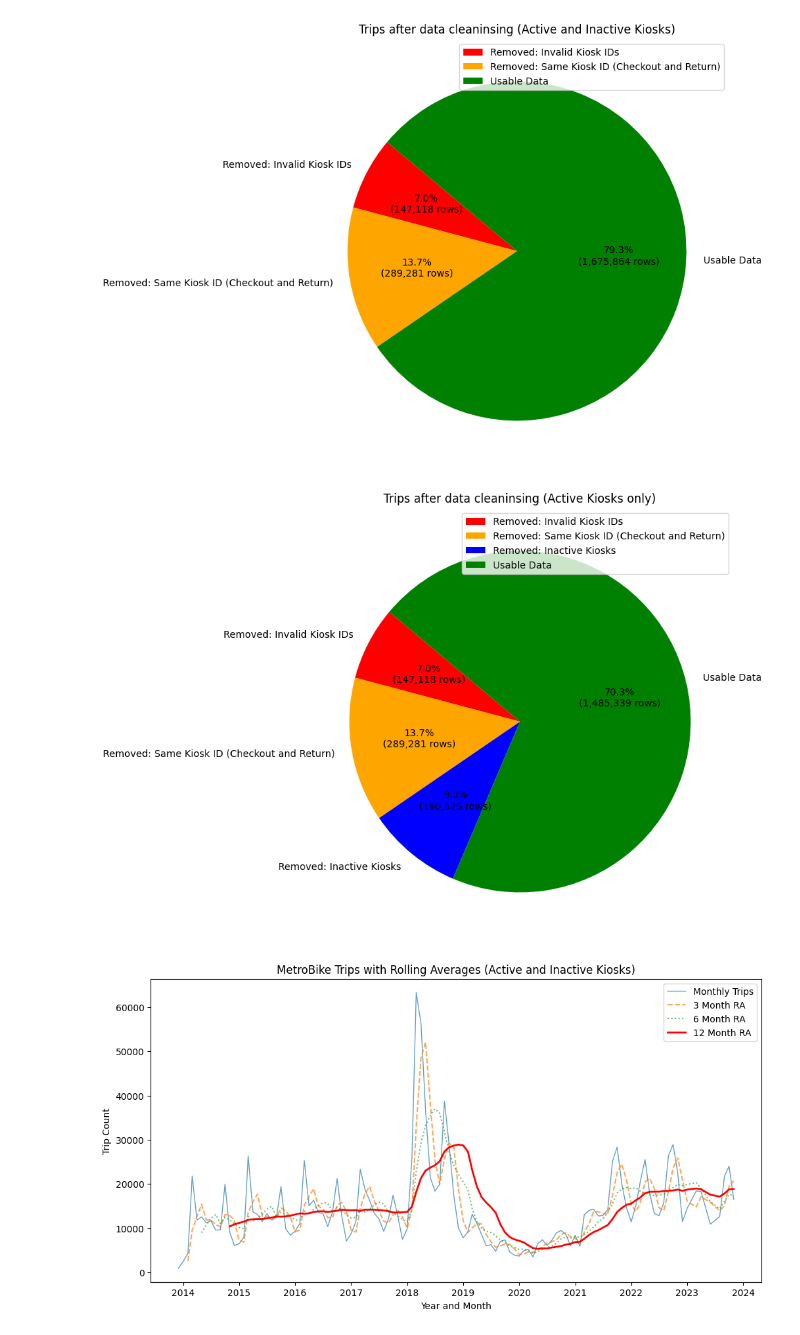
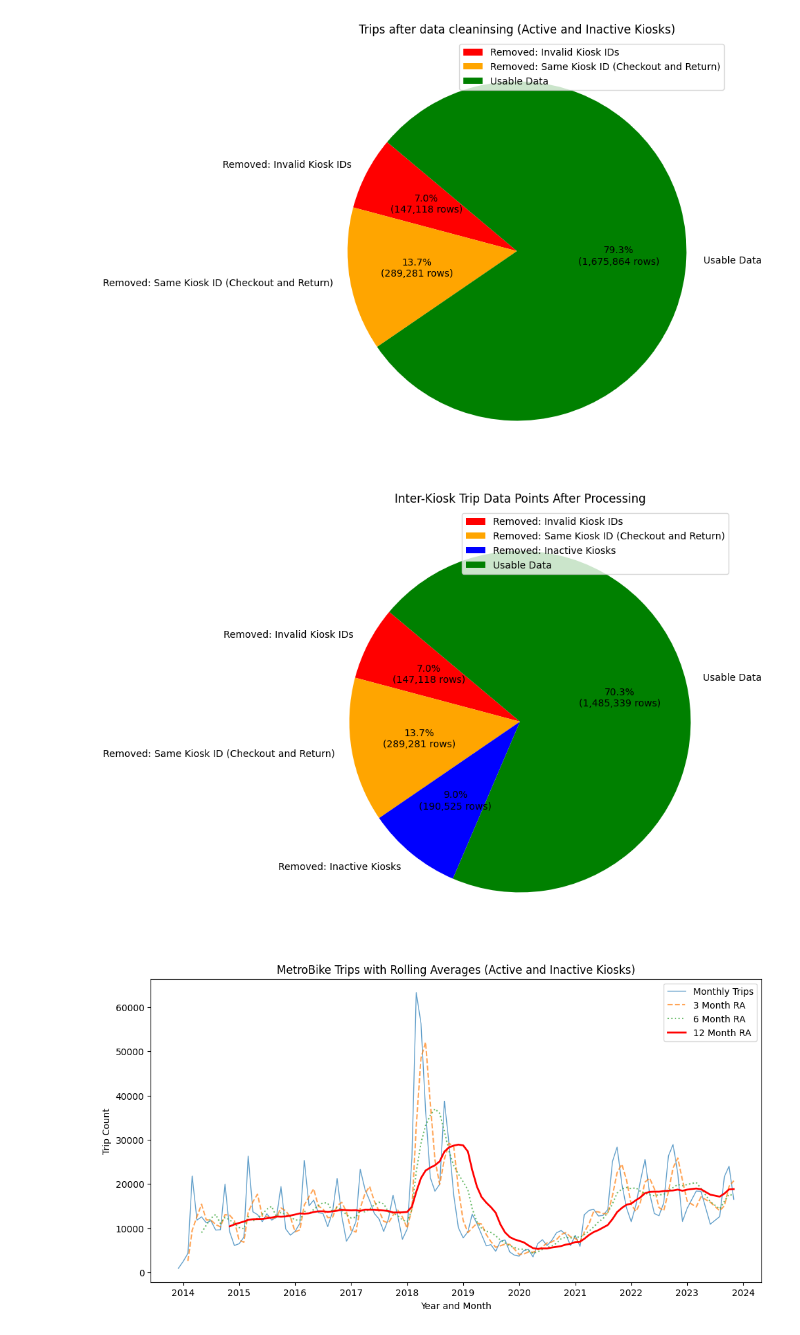
Before and after one commit to anonUnderground/openDataStories, a Jupyter notebook: src/data-processing/cleanse_data.ipynb, the cells around one changed output. Drawn from its saved outputs; the diff is of its cells as text; code cells hidden in the pictures.

```diff
--- a/src/data-processing/cleanse_data.ipynb
+++ b/src/data-processing/cleanse_data.ipynb
@@ -235,35 +235,35 @@ rows_on_active_kiosks = len(filtered_df3)
 rows_removed_invalid_kiosk_ids = original_rows - rows_after_invalid_kiosk_ids
 rows_removed_checkout_return_filter = rows_after_invalid_kiosk_ids - rows_after_checkout_return_filter
 rows_removed_inactive_kiosks = rows_after_checkout_return_filter - rows_on_active_kiosks
 usable_rows = rows_on_active_kiosks
 
 # Labels for the pie chart
 labels = [
     'Removed: Invalid Kiosk IDs',
     'Removed: Same Kiosk ID (Checkout and Return)',
     'Removed: Inactive Kiosks',
     'Usable Data'
 ]
 
 # Values for each slice of the pie chart
 values = [
     rows_removed_invalid_kiosk_ids,
     rows_removed_checkout_return_filter,
     rows_removed_inactive_kiosks,
     usable_rows
 ]
 
 # Colors for each slice of the pie chart
 colors = ['red', 'orange', 'blue', 'green']
 
 # Create a pie chart
 plt.figure(figsize=(10, 8))
 plt.pie(values, labels=labels,colors = colors, autopct=lambda p: '{:.1f}%\n({:,.0f} rows)'.format(p, p * sum(values) / 100), startangle=140)
-plt.title('Trips after data cleaninsing (Active Kiosks only)')
+plt.title('Inter-Kiosk Trip Data Points After Processing')
 plt.legend()
 plt.show()
 # %% [output]
-[figure, old version]
+[figure, new version]
 # %%
 # Plotting the graph
 plt.figure(figsize=(12, 6))
```
Also changed, not shown: parts of 1 cell of this notebook, 2 other files.
